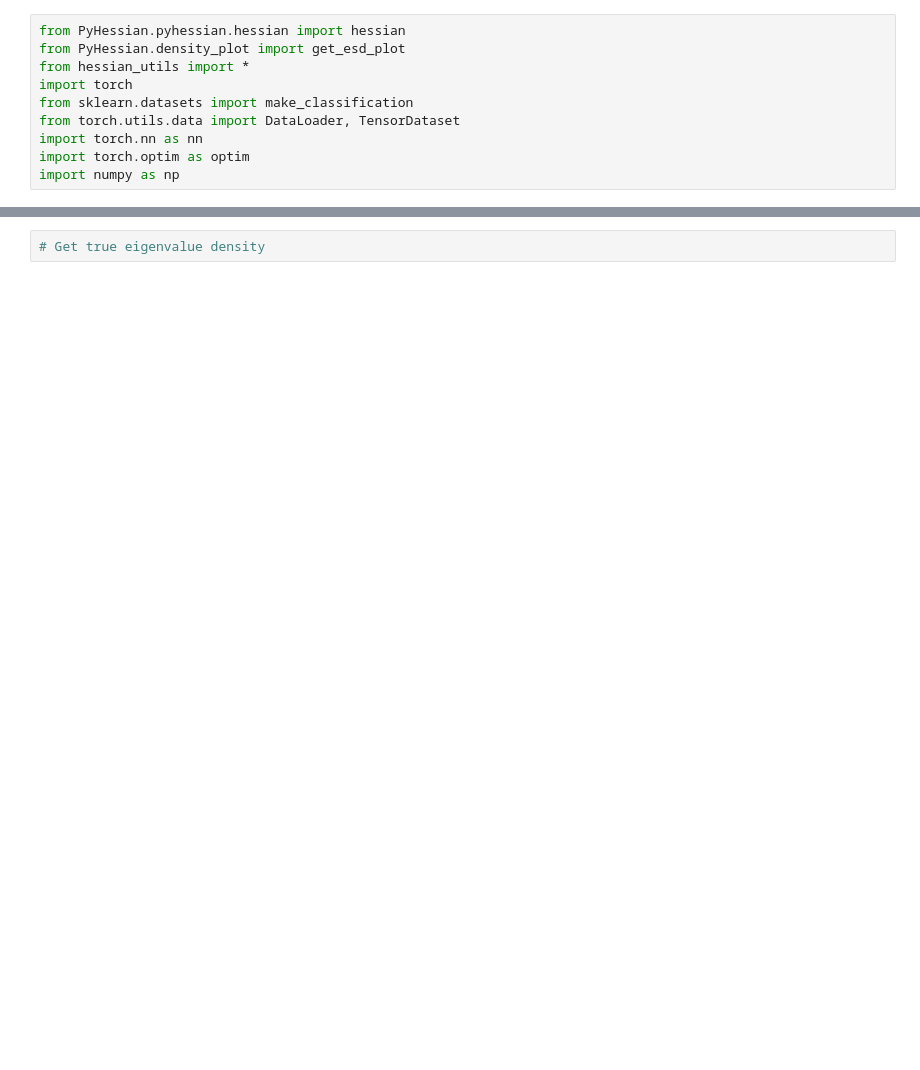
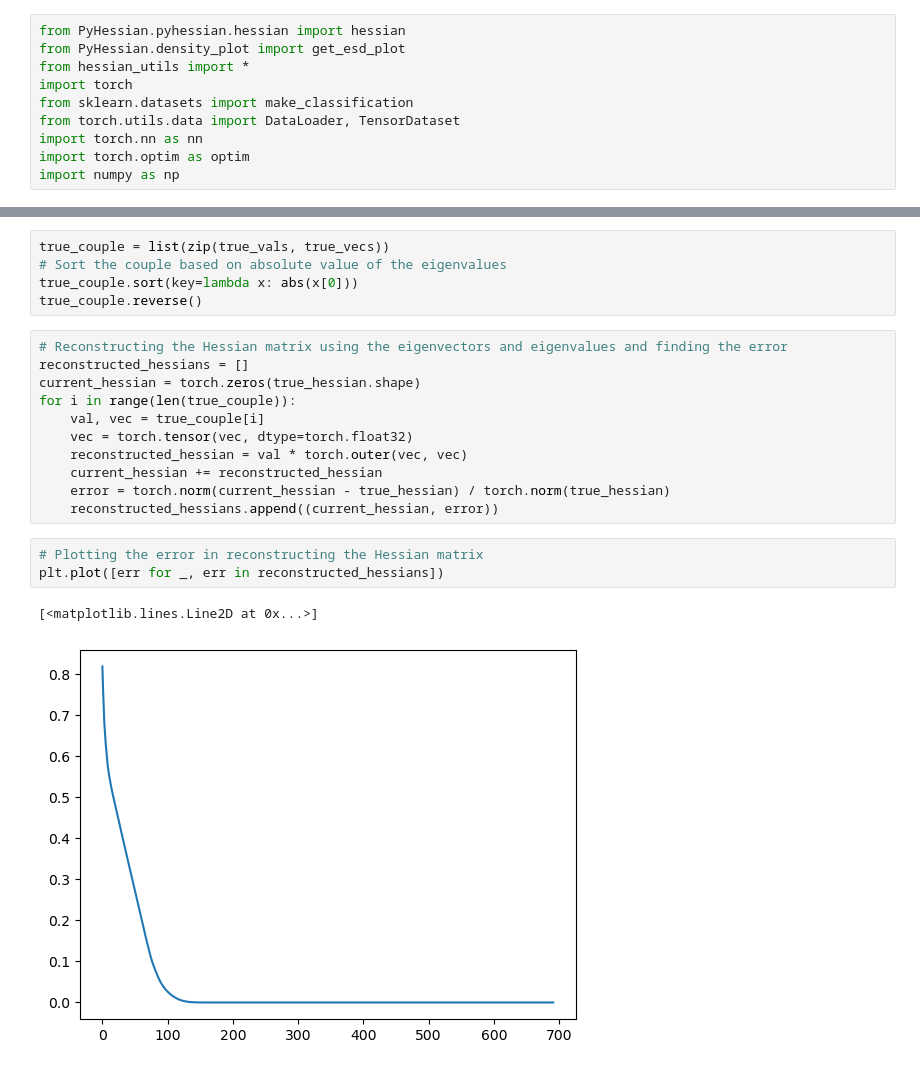
Before and after one commit to Aarsh-Wankar/DeepHessian, a Jupyter notebook: pyhessian_accuracy.ipynb, the cells around one changed output, grey strips where cells are left out. Drawn from its saved outputs; the diff is of its cells as text; blank space fills up the shorter version.

Commit message:
Verified pyhessian and tried spectral reconstruction of hessian

```diff
--- a/pyhessian_accuracy.ipynb
+++ b/pyhessian_accuracy.ipynb
@@ -108,2 +160,22 @@ get_esd_plot(*predicted_hessian.density())
-# %%
-# Get true eigenvalue density
+# %%
+true_couple = list(zip(true_vals, true_vecs))
+# Sort the couple based on absolute value of the eigenvalues
+true_couple.sort(key=lambda x: abs(x[0]))
+true_couple.reverse()
+# %%
+# Reconstructing the Hessian matrix using the eigenvectors and eigenvalues and finding the error
+reconstructed_hessians = []
+current_hessian = torch.zeros(true_hessian.shape)
+for i in range(len(true_couple)):
+    val, vec = true_couple[i]
+    vec = torch.tensor(vec, dtype=torch.float32)
+    reconstructed_hessian = val * torch.outer(vec, vec)
+    current_hessian += reconstructed_hessian
+    error = torch.norm(current_hessian - true_hessian) / torch.norm(true_hessian)
+    reconstructed_hessians.append((current_hessian, error))
+# %%
+# Plotting the error in reconstructing the Hessian matrix
+plt.plot([err for _, err in reconstructed_hessians])
+# %% [output]
+[<matplotlib.lines.Line2D at 0x...>]
+[figure, added]
```
Also changed, not shown: parts of 13 cells of this notebook, 15 other files.
